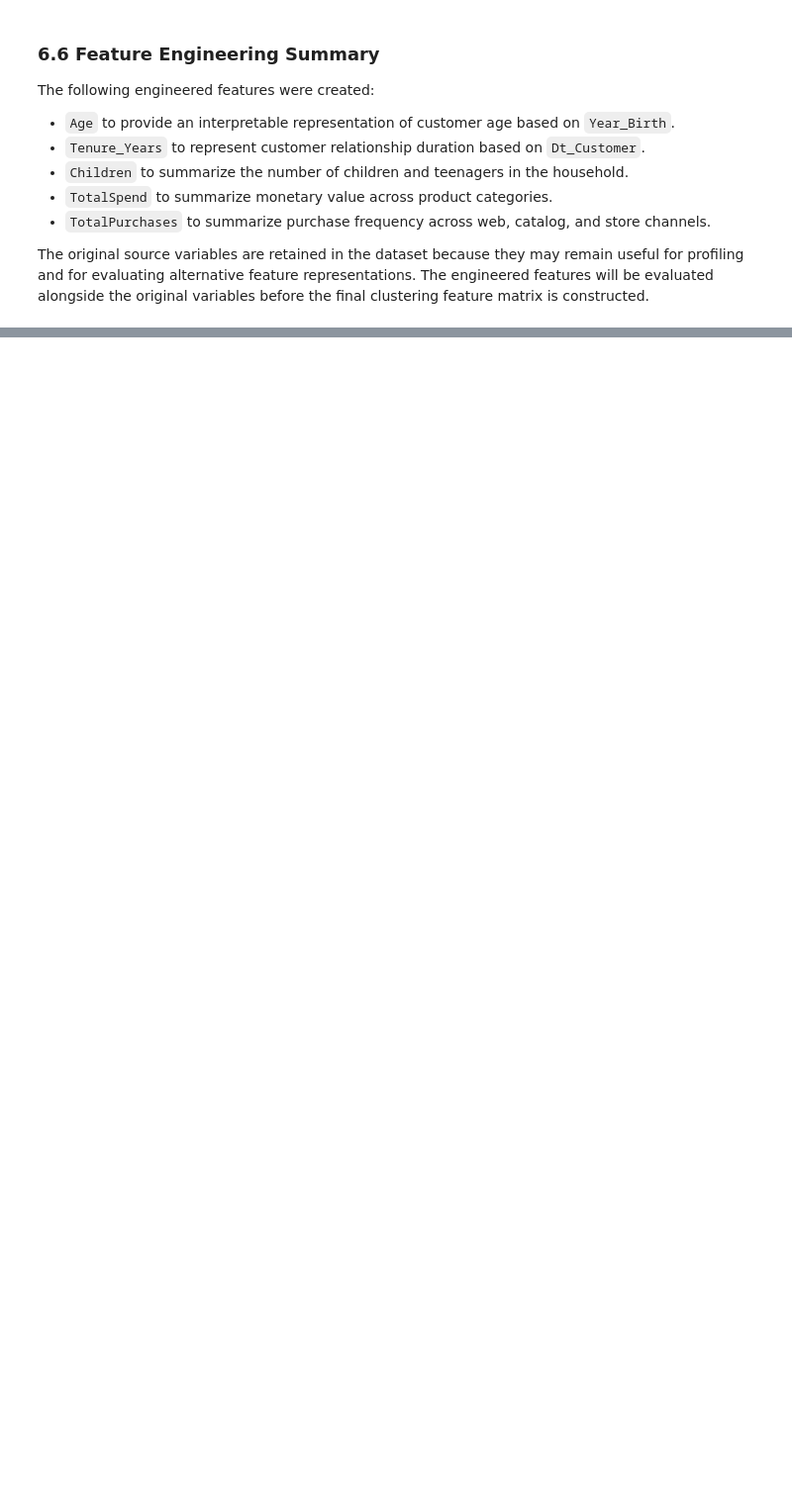
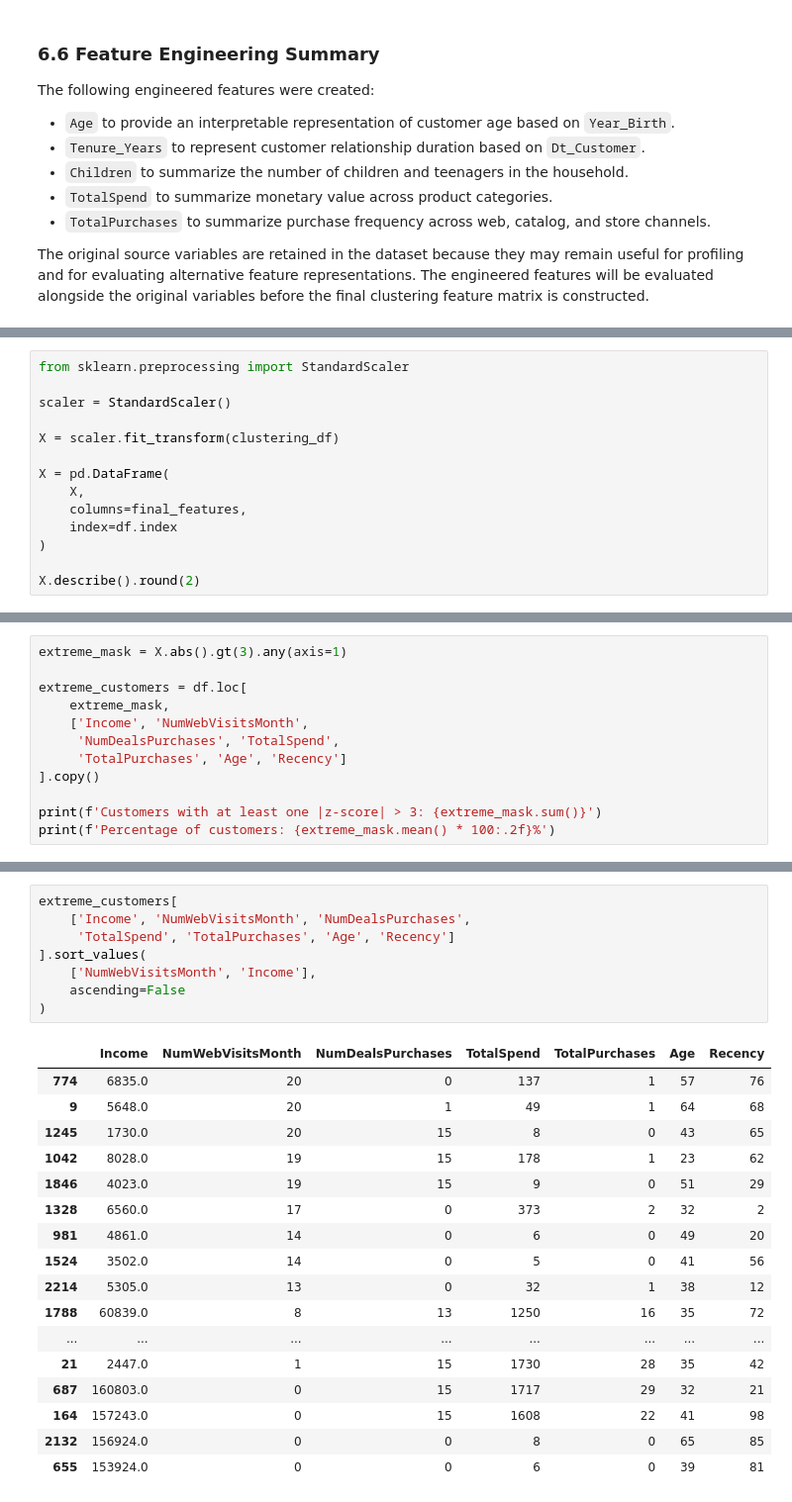
Before and after one commit to arwendy123/customer-segmentation-analysis, a Jupyter notebook: notebook/customer_segmentation.ipynb, the cells around one changed output, grey strips where cells are left out. Shown at 99% size. Cells and saved outputs as stored; diff of their text form; blank space fills up the shorter version.

```diff
--- a/notebook/customer_segmentation.ipynb
+++ b/notebook/customer_segmentation.ipynb
@@ -732,0 +954,14 @@ The original source variables are retained in the dataset because they may remai
+# %%
+from sklearn.preprocessing import StandardScaler
+
+scaler = StandardScaler()
+
+X = scaler.fit_transform(clustering_df)
+
+X = pd.DataFrame(
+    X,
+    columns=final_features,
+    index=df.index
+)
+
+X.describe().round(2)
@@ -732,0 +988,12 @@ The original source variables are retained in the dataset because they may remai
+# %%
+extreme_mask = X.abs().gt(3).any(axis=1)
+
+extreme_customers = df.loc[
+    extreme_mask,
+    ['Income', 'NumWebVisitsMonth',
+     'NumDealsPurchases', 'TotalSpend',
+     'TotalPurchases', 'Age', 'Recency']
+].copy()
+
+print(f'Customers with at least one |z-score| > 3: {extreme_mask.sum()}')
+print(f'Percentage of customers: {extreme_mask.mean() * 100:.2f}%')
@@ -732,0 +1030,26 @@ The original source variables are retained in the dataset because they may remai
+# %%
+extreme_customers[
+    ['Income', 'NumWebVisitsMonth', 'NumDealsPurchases',
+     'TotalSpend', 'TotalPurchases', 'Age', 'Recency']
+].sort_values(
+    ['NumWebVisitsMonth', 'Income'],
+    ascending=False
+)
+# %% [output]
+|  | Income | NumWebVisitsMonth | NumDealsPurchases | TotalSpend | TotalPurchases | Age | Recency |
+| 774 | 6835.0 | 20 | 0 | 137 | 1 | 57 | 76 |
+| 9 | 5648.0 | 20 | 1 | 49 | 1 | 64 | 68 |
+| 1245 | 1730.0 | 20 | 15 | 8 | 0 | 43 | 65 |
+| 1042 | 8028.0 | 19 | 15 | 178 | 1 | 23 | 62 |
+| 1846 | 4023.0 | 19 | 15 | 9 | 0 | 51 | 29 |
+| 1328 | 6560.0 | 17 | 0 | 373 | 2 | 32 | 2 |
+| 981 | 4861.0 | 14 | 0 | 6 | 0 | 49 | 20 |
+| 1524 | 3502.0 | 14 | 0 | 5 | 0 | 41 | 56 |
+| 2214 | 5305.0 | 13 | 0 | 32 | 1 | 38 | 12 |
+| 1788 | 60839.0 | 8 | 13 | 1250 | 16 | 35 | 72 |
+| ... | ... | ... | ... | ... | ... | ... | ... |
+| 21 | 2447.0 | 1 | 15 | 1730 | 28 | 35 | 42 |
+| 687 | 160803.0 | 0 | 15 | 1717 | 29 | 32 | 21 |
+| 164 | 157243.0 | 0 | 15 | 1608 | 22 | 41 | 98 |
+| 2132 | 156924.0 | 0 | 0 | 8 | 0 | 65 | 85 |
+| 655 | 153924.0 | 0 | 0 | 6 | 0 | 39 | 81 |
```
Also changed, not shown: parts of 49 cells of this notebook.
